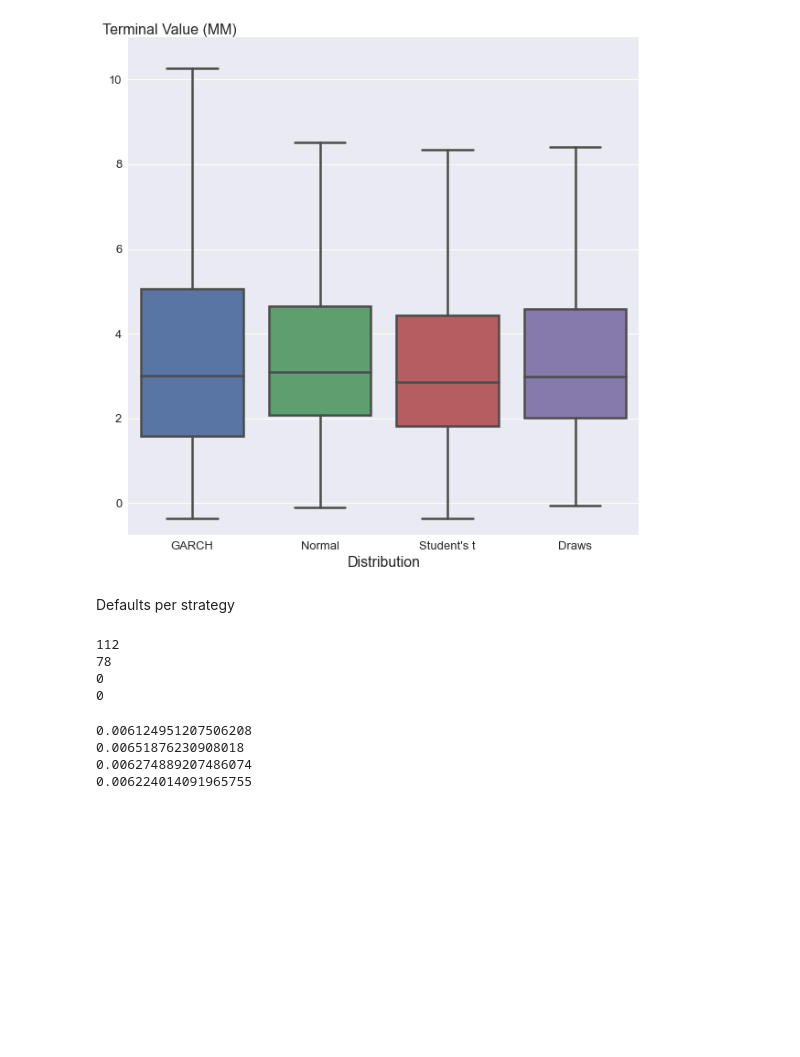
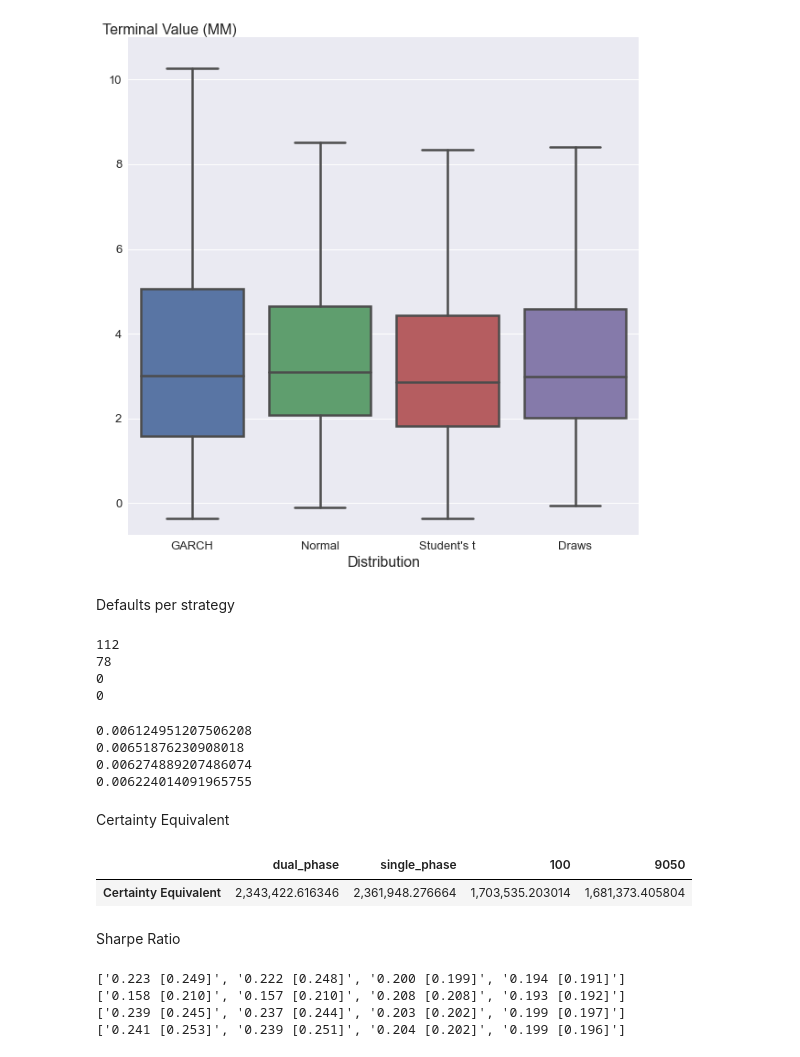
Before and after one commit to neriksen/applied_finance, a Jupyter notebook: robustness_simulation_method.ipynb, the cells around one changed output. Drawn from its saved outputs; the diff is of its cells as text; code cells hidden in the pictures; blank space fills up the shorter version.

```diff
--- a/robustness_simulation_method.ipynb
+++ b/robustness_simulation_method.ipynb
@@ -87,3 +88,15 @@ print(draw["market_returns"].mean())
 0.00651876230908018
 0.006274889207486074
 0.006224014091965755
+# %% [markdown]
+Certainty Equivalent
+# %%
+sharpe.CE_ports(t)
+#sharpe.CE_ports(GARCH)
+#sharpe.CE_ports(norm)
+#sharpe.CE_ports(draw)
+# %% [output]
+|  | dual_phase | single_phase | 100 | 9050 |
+| Certainty Equivalent | 2,343,422.616346 | 2,361,948.276664 | 1,703,535.203014 | 1,681,373.405804 |
+# %% [markdown]
+Sharpe Ratio
@@ -89,0 +113,10 @@ print(draw["market_returns"].mean())
+# %%
+print(mean_median_2)
+print(mean_median_3)
+print(mean_median_4)
+print(mean_median_5)
+# %% [output]
+['0.223 [0.249]', '0.222 [0.248]', '0.200 [0.199]', '0.194 [0.191]']
+['0.158 [0.210]', '0.157 [0.210]', '0.208 [0.208]', '0.193 [0.192]']
+['0.239 [0.245]', '0.237 [0.244]', '0.203 [0.202]', '0.199 [0.197]']
+['0.241 [0.253]', '0.239 [0.251]', '0.204 [0.202]', '0.199 [0.196]']
```
Also changed, not shown: parts of 3 cells of this notebook, 1 other file.
